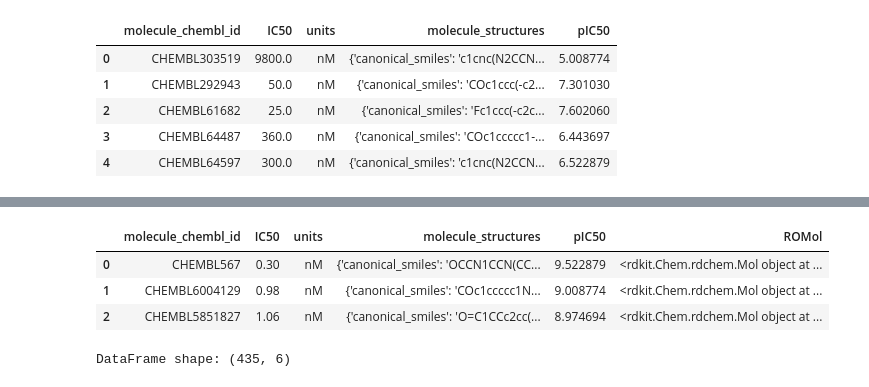
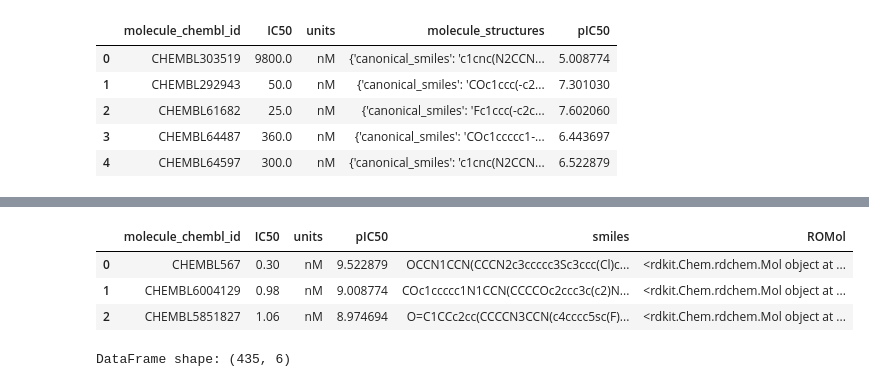
Before and after one commit to Maghanu/ACMDD_D2_Receptor, a Jupyter notebook: Workflow_step1 (IC50).ipynb, the cells around one changed output, grey strips where cells are left out. Drawn from its saved outputs; the diff is of its cells as text; code cells hidden in the pictures.

Commit message:
Refactor code structure for improved readability and maintainability

```diff
--- a/Workflow_step1 (IC50).ipynb
+++ b/Workflow_step1 (IC50).ipynb
@@ -430,12 +430,12 @@ output_df.sort_values(by="pIC50", ascending=False, inplace=True)
 # Reset index
 output_df.reset_index(drop=True, inplace=True)
 # %%
-output_df.drop("smiles", axis=1).head(3)
+output_df.drop("molecule_structures", axis=1).head(3)
 # %% [output]
-|  | molecule_chembl_id | IC50 | units | molecule_structures | pIC50 | ROMol |
-| 0 | CHEMBL567 | 0.30 | nM | {'canonical_smiles': 'OCCN1CCN(CC... | 9.522879 | <rdkit.Chem.rdchem.Mol object at ... |
-| 1 | CHEMBL6004129 | 0.98 | nM | {'canonical_smiles': 'COc1ccccc1N... | 9.008774 | <rdkit.Chem.rdchem.Mol object at ... |
-| 2 | CHEMBL5851827 | 1.06 | nM | {'canonical_smiles': 'O=C1CCc2cc(... | 8.974694 | <rdkit.Chem.rdchem.Mol object at ... |
+|  | molecule_chembl_id | IC50 | units | pIC50 | smiles | ROMol |
+| 0 | CHEMBL567 | 0.30 | nM | 9.522879 | OCCN1CCN(CCCN2c3ccccc3Sc3ccc(Cl)c... | <rdkit.Chem.rdchem.Mol object at ... |
+| 1 | CHEMBL6004129 | 0.98 | nM | 9.008774 | COc1ccccc1N1CCN(CCCCOc2ccc3c(c2)N... | <rdkit.Chem.rdchem.Mol object at ... |
+| 2 | CHEMBL5851827 | 1.06 | nM | 8.974694 | O=C1CCc2cc(CCCCN3CCN(c4cccc5sc(F)... | <rdkit.Chem.rdchem.Mol object at ... |
 # %%
 # Prepare saving the dataset: Drop the ROMol column
 output_df = output_df.drop("ROMol", axis=1)
```
Also changed, not shown: parts of 7 cells of this notebook, 1 other file.
